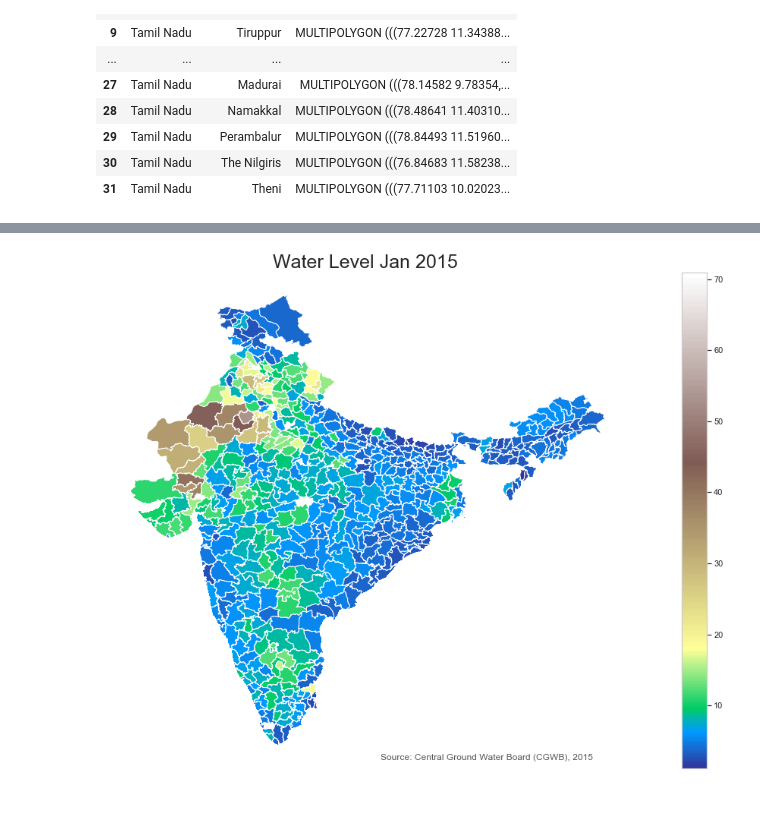
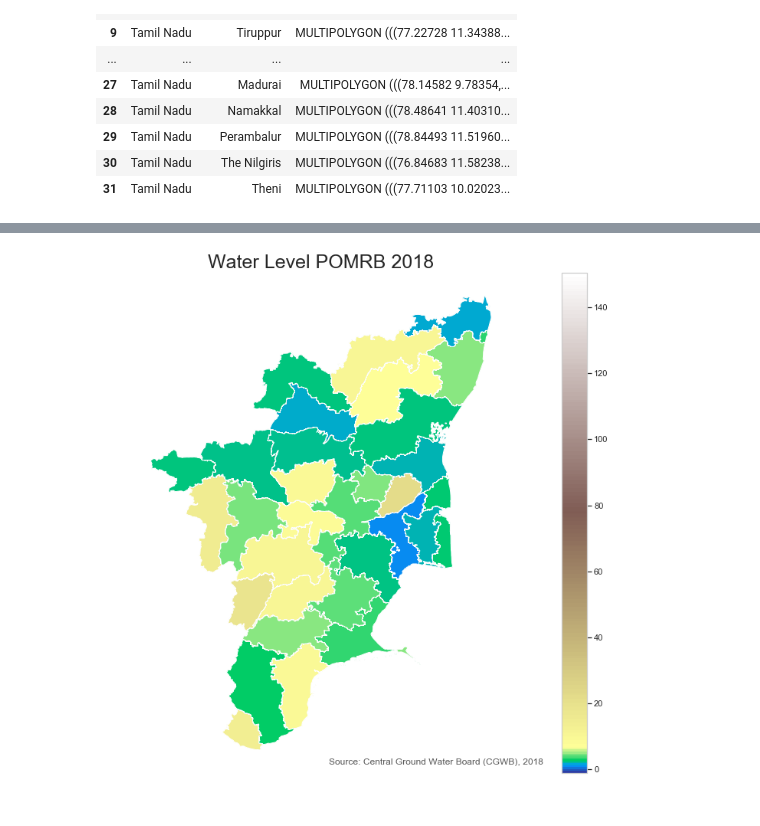
Before and after one commit to sbenstewart/smart-india-hackathon, a Jupyter notebook: code.ipynb, the cells around one changed output, grey strips where cells are left out. Cells and saved outputs as stored; diff of their text form; code cells hidden in the pictures.

```diff
--- a/code.ipynb
+++ b/code.ipynb
@@ -100,5 +100,6 @@ df.head()
 # %%
 # sort based on the state and district in alphabetical order
 df = df.sort_values(['STATE', 'DISTRICT', 'TEH_NAME', 'BLOCK_NAME'], ascending=[True, True, True, True])
+df[['MONSOON','POMRB','POMKH','PREMON']] = df[['MONSOON','POMRB','POMKH','PREMON']].apply(pd.to_numeric, errors='coerce')
 # %%
 #view the whole dataframe
@@ -177,6 +159,7 @@ map_df.plot()
 # %%
 #make the GEOdataframe keys same as that in the dataset
-map_df['DISTRICT'] = map_df.DISTRICT.str.upper()
-map_df['STATE'] = map_df.STATE.str.upper()
+#map_df['DISTRICT'] = map_df.DISTRICT.str.upper()
+#map_df['STATE'] = map_df.STATE.str.upper()
+map_df['STATE'] = 'TN'
 map_df.head()
 # %% [output]
@@ -256,5 +196,5 @@ print(df[df["geometry"].isnull()][['DISTRICT','STATE']])
 # %%
 #plot values of water level as of Jan 2015 for districts that are in the GEOdataframe
-temp_map = df[df["geometry"].notnull()][['DISTRICT','STATE','Jan 2015','geometry']]
-temp_map
+temp_map = df[df["geometry"].notnull()][['DISTRICT','STATE','POMRB','geometry']]
+temp_map.head()
 # %% [output]
@@ -280,18 +209,18 @@ temp_map
 gdf = gpd.GeoDataFrame(temp_map)
 # %%
 # normalize color
-vmin, vmax, vcenter = gdf['Jan 2015'].min(), gdf['Jan 2015'].max(), (gdf['Jan 2015'].max()+gdf['Jan 2015'].min())/4
+vmin, vmax, vcenter = gdf['POMRB'].min(), gdf['POMRB'].max(), gdf['POMRB'].mean()
 divnorm = colors.DivergingNorm(vmin=vmin, vcenter=vcenter, vmax=vmax)
 # create a normalized colorbar
-cbar = plt.cm.ScalarMappable(norm=divnorm, cmap='gist_earth')
+cbar = plt.cm.ScalarMappable(norm=divnorm, cmap='viridis_r')
 # %%
 #draw the map
-ax = gdf.dropna().plot(column='Jan 2015', cmap='terrain', norm=divnorm, legend=True)
+ax = gdf.dropna().plot(column='POMRB', cmap='terrain', norm=divnorm, legend=True)
 #add title to the map
-ax.set_title('Water Level Jan 2015', fontdict= {'fontsize':25})
+ax.set_title('Water Level POMRB 2018', fontdict= {'fontsize':25})
 #remove axes
 ax.set_axis_off()
 # create an annotation for the data source
-txt = ax.annotate('Source: Central Ground Water Board (CGWB), 2015',xy=(0.45, .09),  xycoords='figure fraction', horizontalalignment='left', verticalalignment='top', fontsize=12, color='#555555')
+txt = ax.annotate('Source: Central Ground Water Board (CGWB), 2018',xy=(0.45, .09),  xycoords='figure fraction', horizontalalignment='left', verticalalignment='top', fontsize=12, color='#555555')
 # %% [output]
-[figure, old version]
+[figure, new version]
```
Also changed, not shown: parts of 7 cells of this notebook.
